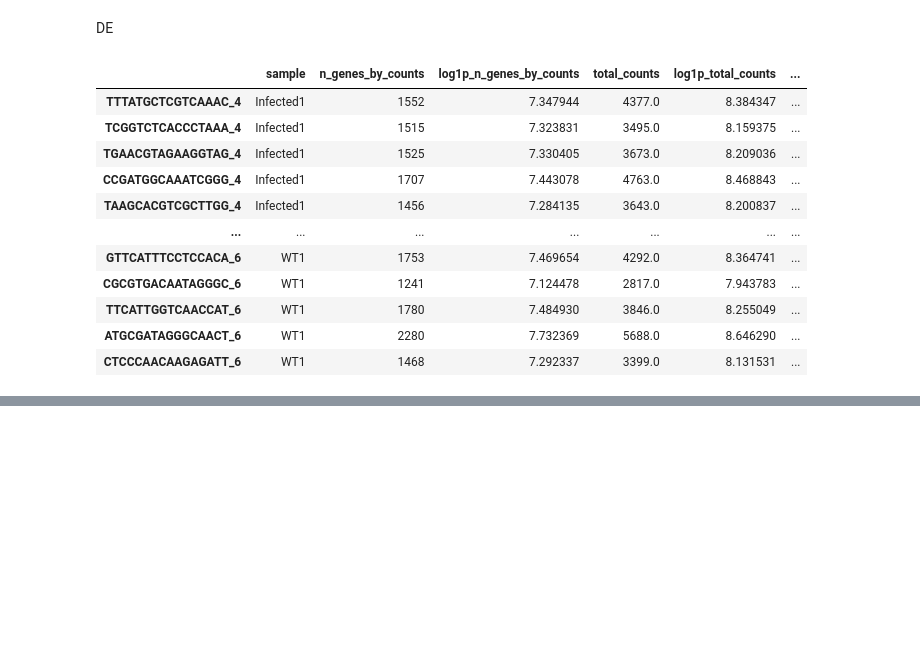
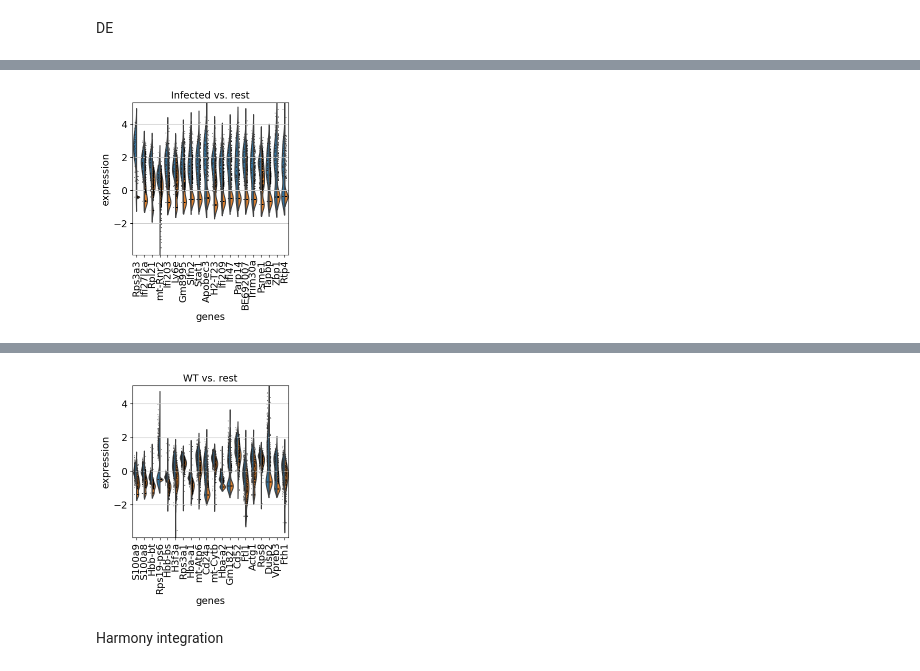
Before and after one commit to CorwinAnsley/biol5177_work, a Jupyter notebook: cw_2/cw_analysis.ipynb, the cells around one changed output, grey strips where cells are left out. Cells and saved outputs as stored; diff of their text form; code cells hidden in the pictures; blank space fills up the shorter version.

```diff
--- a/cw_2/cw_analysis.ipynb
+++ b/cw_2/cw_analysis.ipynb
@@ -211,17 +236,6 @@ b_cells_adata.obs['sample_type'] = b_cells_adata.obs['sample'].map({
 
     },)
 # %%
-b_cells_adata.obs
+sc.tl.rank_genes_groups(b_cells_adata, 'sample_type')
+sc.pl.rank_genes_groups_violin(b_cells_adata, save = '_VDE.pdf')
 # %% [output]
-|  | sample | n_genes_by_counts | log1p_n_genes_by_counts | total_counts | log1p_total_counts | ... |
-| TTTATGCTCGTCAAAC_4 | Infected1 | 1552 | 7.347944 | 4377.0 | 8.384347 | ... |
-| TCGGTCTCACCCTAAA_4 | Infected1 | 1515 | 7.323831 | 3495.0 | 8.159375 | ... |
-| TGAACGTAGAAGGTAG_4 | Infected1 | 1525 | 7.330405 | 3673.0 | 8.209036 | ... |
-| CCGATGGCAAATCGGG_4 | Infected1 | 1707 | 7.443078 | 4763.0 | 8.468843 | ... |
-| TAAGCACGTCGCTTGG_4 | Infected1 | 1456 | 7.284135 | 3643.0 | 8.200837 | ... |
-| ... | ... | ... | ... | ... | ... | ... |
-| GTTCATTTCCTCCACA_6 | WT1 | 1753 | 7.469654 | 4292.0 | 8.364741 | ... |
-| CGCGTGACAATAGGGC_6 | WT1 | 1241 | 7.124478 | 2817.0 | 7.943783 | ... |
-| TTCATTGGTCAACCAT_6 | WT1 | 1780 | 7.484930 | 3846.0 | 8.255049 | ... |
-| ATGCGATAGGGCAACT_6 | WT1 | 2280 | 7.732369 | 5688.0 | 8.646290 | ... |
-| CTCCCAACAAGAGATT_6 | WT1 | 1468 | 7.292337 | 3399.0 | 8.131531 | ... |
@@ -228,0 +244 @@ b_cells_adata.obs
+[figure, added]
@@ -228,0 +246,3 @@ b_cells_adata.obs
+[figure, added]
+# %% [markdown]
+Harmony integration
```
Also changed, not shown: parts of 11 cells of this notebook.
